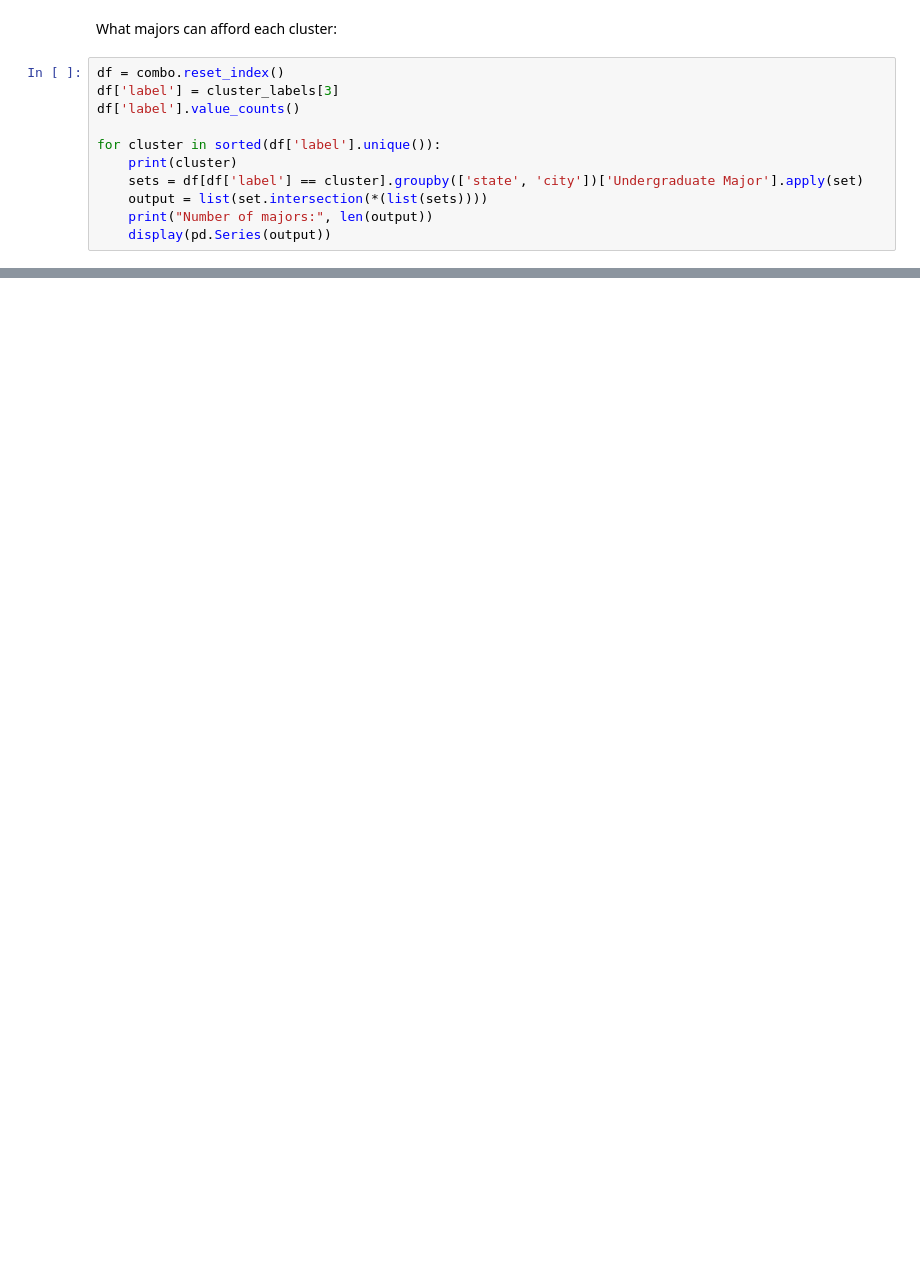
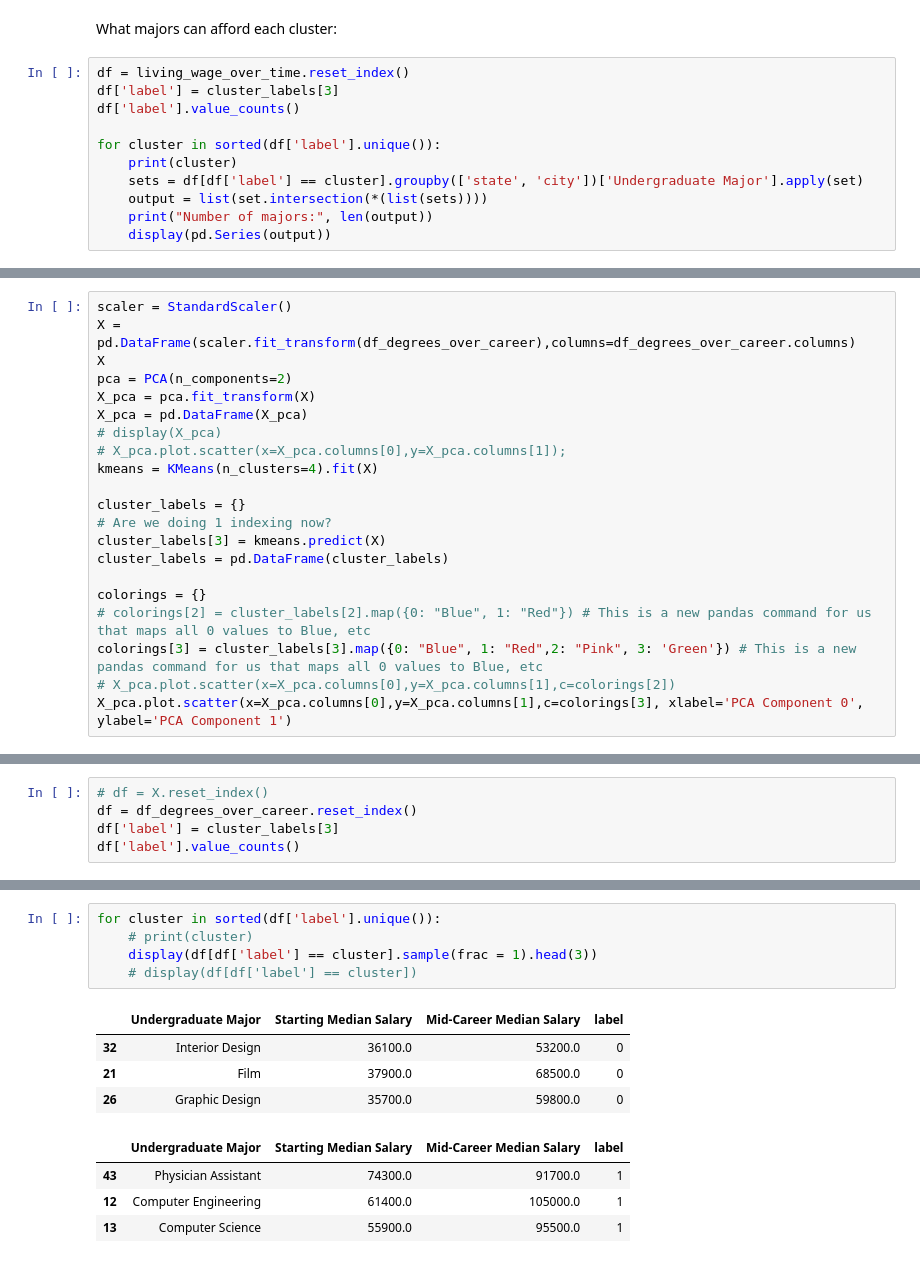
Before and after one commit to claravox/CSC466-project, a Jupyter notebook: Final_466.ipynb, the cells around one changed output, grey strips where cells are left out. Saved outputs shown, nothing was run; the diff lists cells and outputs as text; blank space fills up the shorter version.

```diff
--- a/Final_466.ipynb
+++ b/Final_466.ipynb
@@ -885,7 +986,7 @@ silhouette_score(X, cluster_labels[3])
 # %% [markdown]
 What majors can afford each cluster:
 # %%
-df = combo.reset_index()
+df = living_wage_over_time.reset_index()
 df['label'] = cluster_labels[3]
 df['label'].value_counts()
 
@@ -998,0 +1111,21 @@ X_pca.plot.scatter(x=X_pca.columns[0],y=X_pca.columns[1],c=colorings[3], xlabel=
+# %%
+scaler = StandardScaler()
+X = pd.DataFrame(scaler.fit_transform(df_degrees_over_career),columns=df_degrees_over_career.columns)
+X
+pca = PCA(n_components=2)
+X_pca = pca.fit_transform(X)
+X_pca = pd.DataFrame(X_pca)
+# display(X_pca)
+# X_pca.plot.scatter(x=X_pca.columns[0],y=X_pca.columns[1]);
+kmeans = KMeans(n_clusters=4).fit(X)
+
+cluster_labels = {}
+# Are we doing 1 indexing now?
+cluster_labels[3] = kmeans.predict(X)
+cluster_labels = pd.DataFrame(cluster_labels)
+
+colorings = {}
+# colorings[2] = cluster_labels[2].map({0: "Blue", 1: "Red"}) # This is a new pandas command for us that maps all 0 values to Blue, etc
+colorings[3] = cluster_labels[3].map({0: "Blue", 1: "Red",2: "Pink", 3: 'Green'}) # This is a new pandas command for us that maps all 0 values to Blue, etc
+# X_pca.plot.scatter(x=X_pca.columns[0],y=X_pca.columns[1],c=colorings[2])
+X_pca.plot.scatter(x=X_pca.columns[0],y=X_pca.columns[1],c=colorings[3], xlabel='PCA Component 0', ylabel='PCA Component 1')
@@ -998,0 +1135,5 @@ X_pca.plot.scatter(x=X_pca.columns[0],y=X_pca.columns[1],c=colorings[3], xlabel=
+# %%
+# df = X.reset_index()
+df = df_degrees_over_career.reset_index()
+df['label'] = cluster_labels[3]
+df['label'].value_counts()
@@ -998,0 +1146,14 @@ X_pca.plot.scatter(x=X_pca.columns[0],y=X_pca.columns[1],c=colorings[3], xlabel=
+# %%
+for cluster in sorted(df['label'].unique()):
+    # print(cluster)
+    display(df[df['label'] == cluster].sample(frac = 1).head(3))
+    # display(df[df['label'] == cluster])
+# %% [output]
+|  | Undergraduate Major | Starting Median Salary | Mid-Career Median Salary | label |
+| 32 | Interior Design | 36100.0 | 53200.0 | 0 |
+| 21 | Film | 37900.0 | 68500.0 | 0 |
+| 26 | Graphic Design | 35700.0 | 59800.0 | 0 |
+|  | Undergraduate Major | Starting Median Salary | Mid-Career Median Salary | label |
+| 43 | Physician Assistant | 74300.0 | 91700.0 | 1 |
+| 12 | Computer Engineering | 61400.0 | 105000.0 | 1 |
+| 13 | Computer Science | 55900.0 | 95500.0 | 1 |
```
Also changed, not shown: parts of 31 cells of this notebook, 1 other file.
